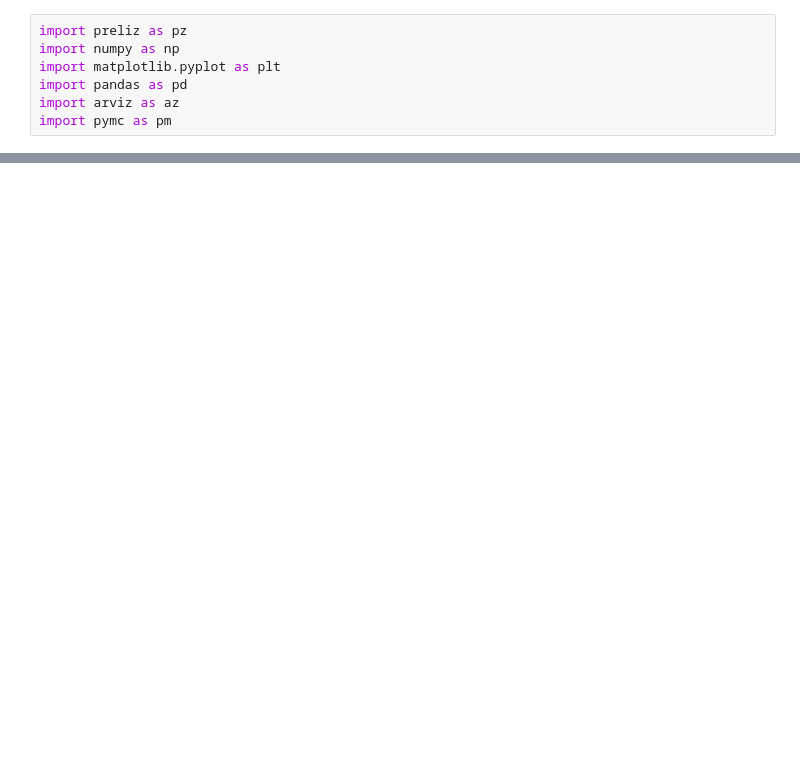
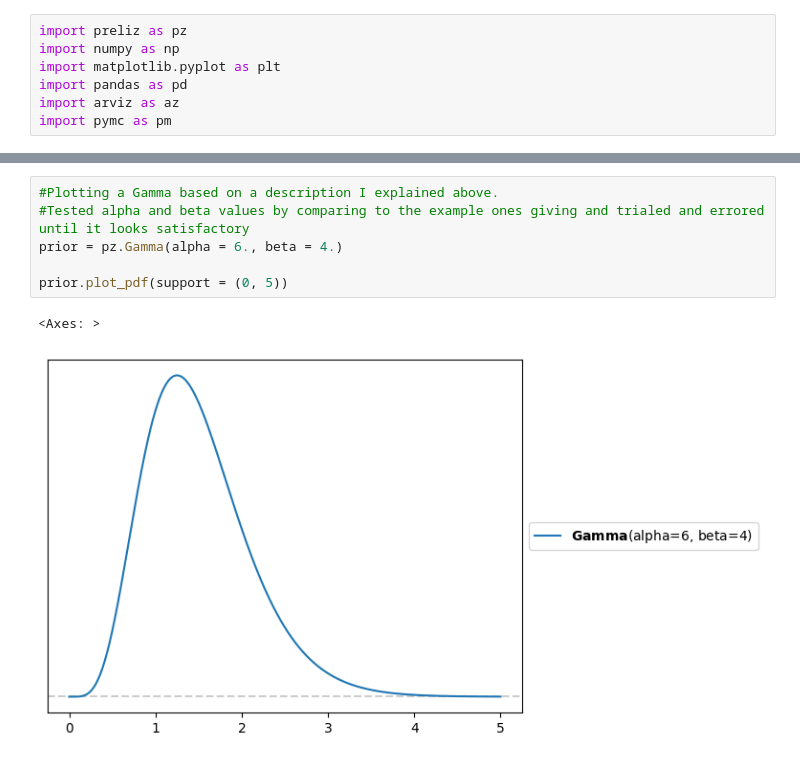
Before and after one commit to ashwingeeni12/data_science_fundamentals, a Jupyter notebook: Unit_3/Ashwin_GeenUnit3Project.ipynb, the cells around one changed output, grey strips where cells are left out. Cells and saved outputs as stored; diff of their text form; blank space fills up the shorter version.

```diff
--- a/Unit_3/Ashwin_GeenUnit3Project.ipynb
+++ b/Unit_3/Ashwin_GeenUnit3Project.ipynb
@@ -50,0 +173,9 @@ dtype: float64
+# %%
+#Plotting a Gamma based on a description I explained above.
+#Tested alpha and beta values by comparing to the example ones giving and trialed and errored until it looks satisfactory
+prior = pz.Gamma(alpha = 6., beta = 4.)
+
+prior.plot_pdf(support = (0, 5))
+# %% [output]
+<Axes: >
+[figure, added]
```
Also changed, not shown: parts of 53 cells of this notebook.
